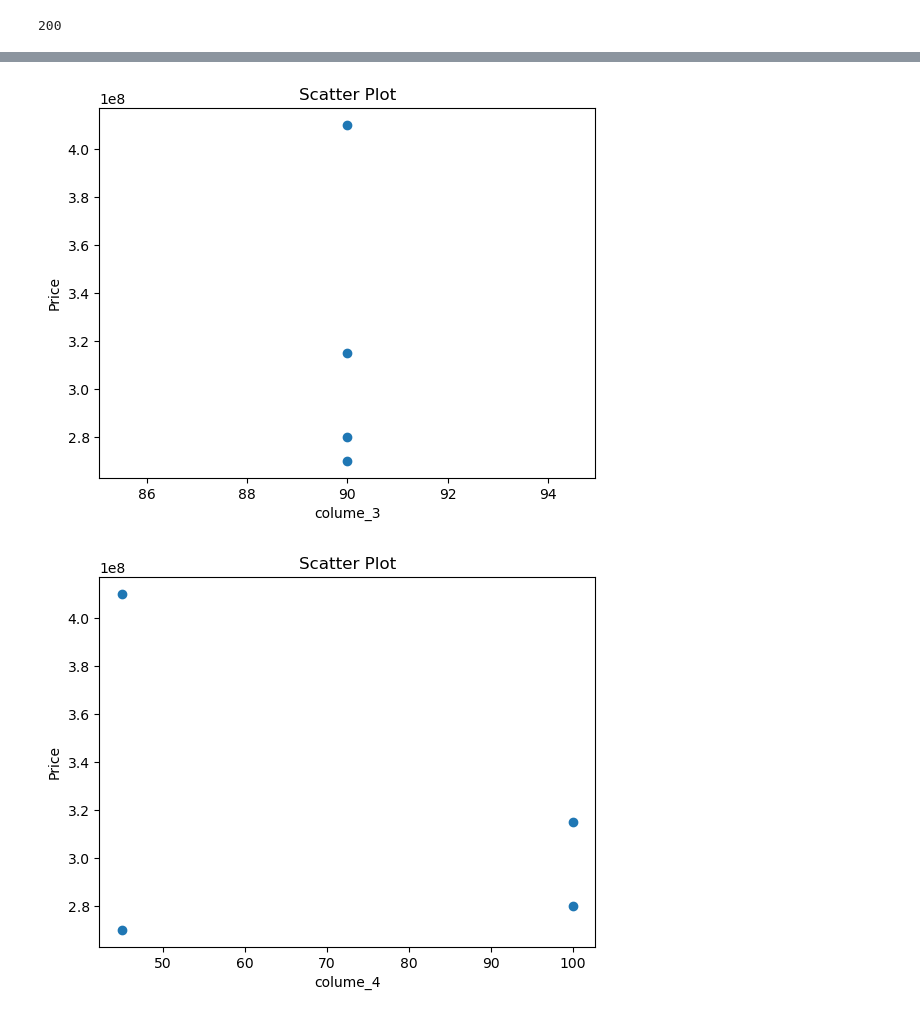
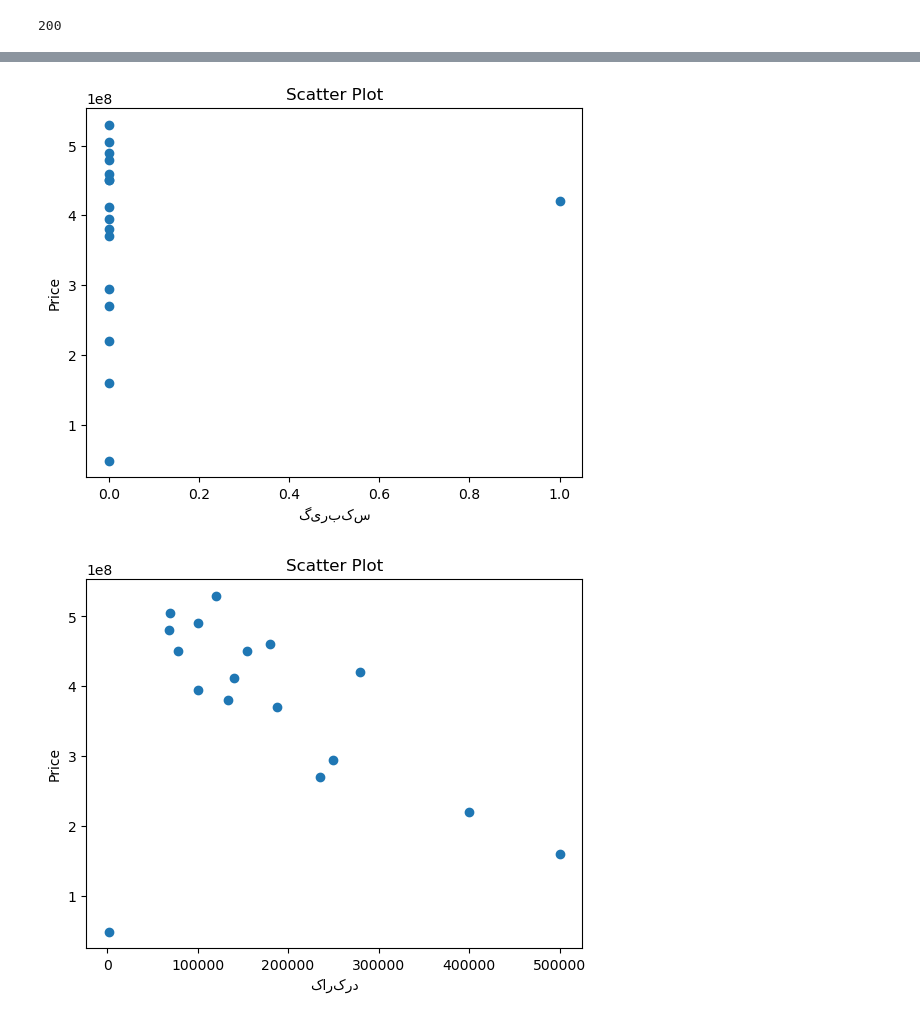
Before and after one commit to AmirRezaFarokhy/ML_Divar_BuyCar, a Jupyter notebook: main_ipy.ipynb, the cells around one changed output, grey strips where cells are left out. Cells and saved outputs as stored; diff of their text form; code cells hidden in the pictures.

Commit message:
Jupyter file visulized the data processed

```diff
--- a/main_ipy.ipynb
+++ b/main_ipy.ipynb
@@ -47,7 +52,6 @@ def ExtractDataFromSite():
         time.sleep(10)
         all_values_together = []
         cnt = 0
-        # for d in data.findAll('div', {'class':"post-list__widget-col-c1444"}):
         for a in data.find_all('a', href=True):
             data_path = a['href']
             NEW_URL = PATH + data_path
@@ -64,7 +68,7 @@ def ExtractDataFromSite():
                     pass
                 elif i==len(rows)-1:
                     col_row['price'] = float(unidecode(key_value.split(',')[1].split(' ')[0]).replace(',', ''))
-                elif key_value.split(',')[1]=='مهلت بیمهٔ شخص ثالث' or key_value.split(',')[1]=='سالم':
+                elif key_value.split(',')[1]=='سالم':
                     pass
                 else:
                     if key_value.split(',')[1]=='شاسی جلو' or key_value.split(',')[1]=='شاسی عقب':
@@ -81,10 +85,13 @@ def ExtractDataFromSite():
                 count += 1
 
             col_row['url'] = NEW_URL
-            all_values_together.append(col_row)
-            print(f'Done. URL: {NEW_URL}, {cnt}')
-            cnt += 1
-            if cnt==20:
+            if len(col_row)==8:
+                cnt += 1
+                all_values_together.append(col_row)
+                print(f'Done. URL: {NEW_URL}, {cnt}')
+            else:
+                print(f"\nThis data is less feature so must removed --> {col_row}, leght {len(col_row)}\n")
+            if cnt==120:
                 break
 
 
@@ -113,6 +131,21 @@ len(dataset), token
   'colume_6': 'گیربکس',
   'colume_10': 'کارکرد',
   'colume_11': 'مدل (سال تولید)'})
+# %%
+ENV_TOKEN = {
+            'colume_4' : {'خط و خش جزیی':85
+                           ,'رنگ‌شدگی':45
+                           ,'سالم و بی‌خط و خش':100
+                           ,',دوررنگ':10,
+                          'تمام‌رنگ':10 ,
+                         'دوررنگ':10 ,
+                         'صافکاری بی‌رنگ':75},
+
+             'colume_3' : {'سالم و پلمپ':90,
+                           'ضربه‌خورده':10},
+             'colume_6' : {'اتوماتیک':1,
+                           'دنده\u200cای':0}
+}
 # %%
 for data in dataset:
     for key in data.keys():
@@ -137,10 +184,11 @@ df
 # %%
 import matplotlib.pyplot as plt
 
-for col in df.columns:
+ImportantColumn = ['colume_4', 'colume_6', 'colume_10', 'colume_11', 'colume_3']
+for col in ImportantColumn:
     plt.scatter(df[col], df['price'])
     plt.title("Scatter Plot")
-    plt.xlabel(col)
+    plt.xlabel(token[col])
     plt.ylabel('Price')
     plt.show()
 # %% [output]
@@ -148,2 +196,2 @@ for col in df.columns:
-[figure, old version]
+[figure, new version]
-[figure, old version]
+[figure, new version]
```
Also changed, not shown: parts of 8 cells of this notebook.
